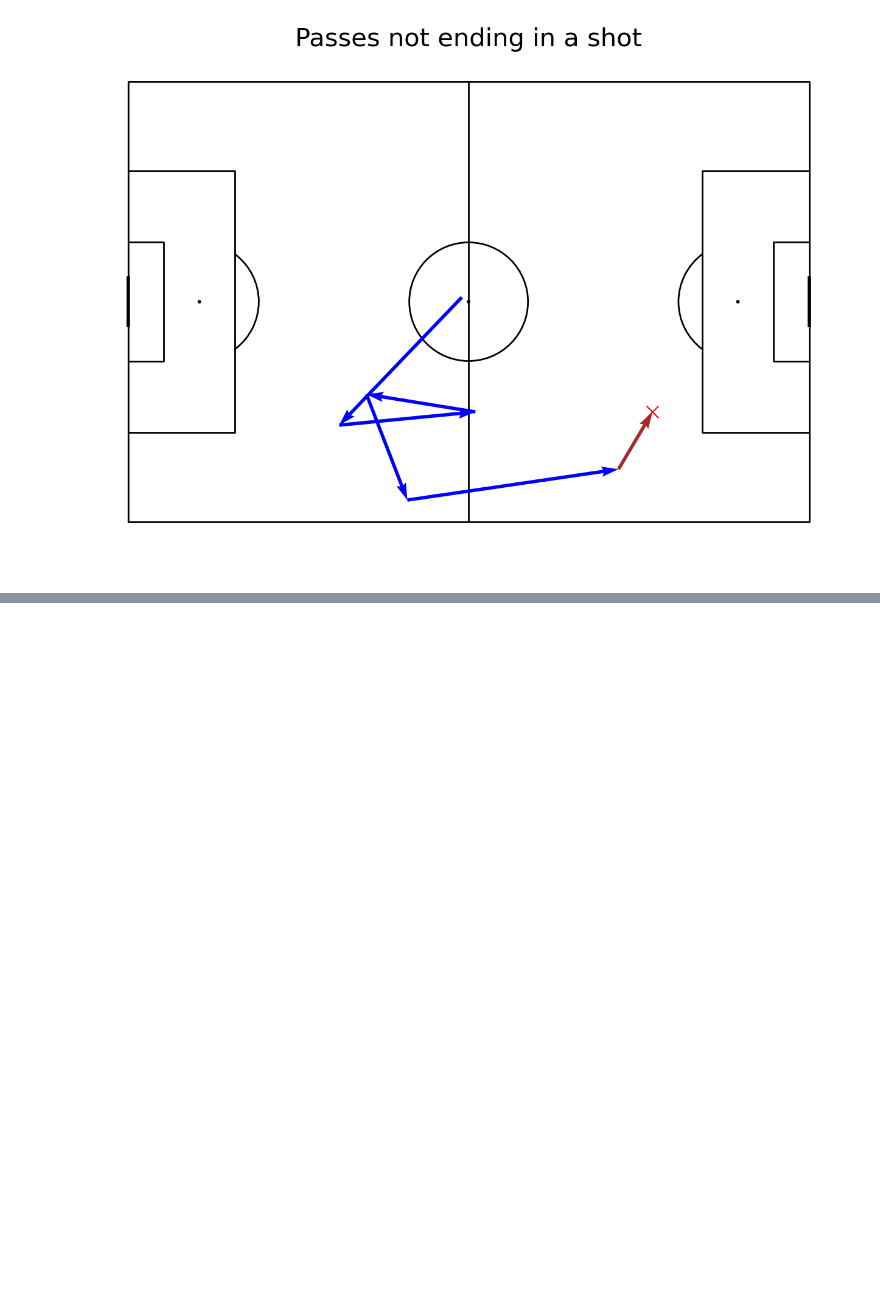
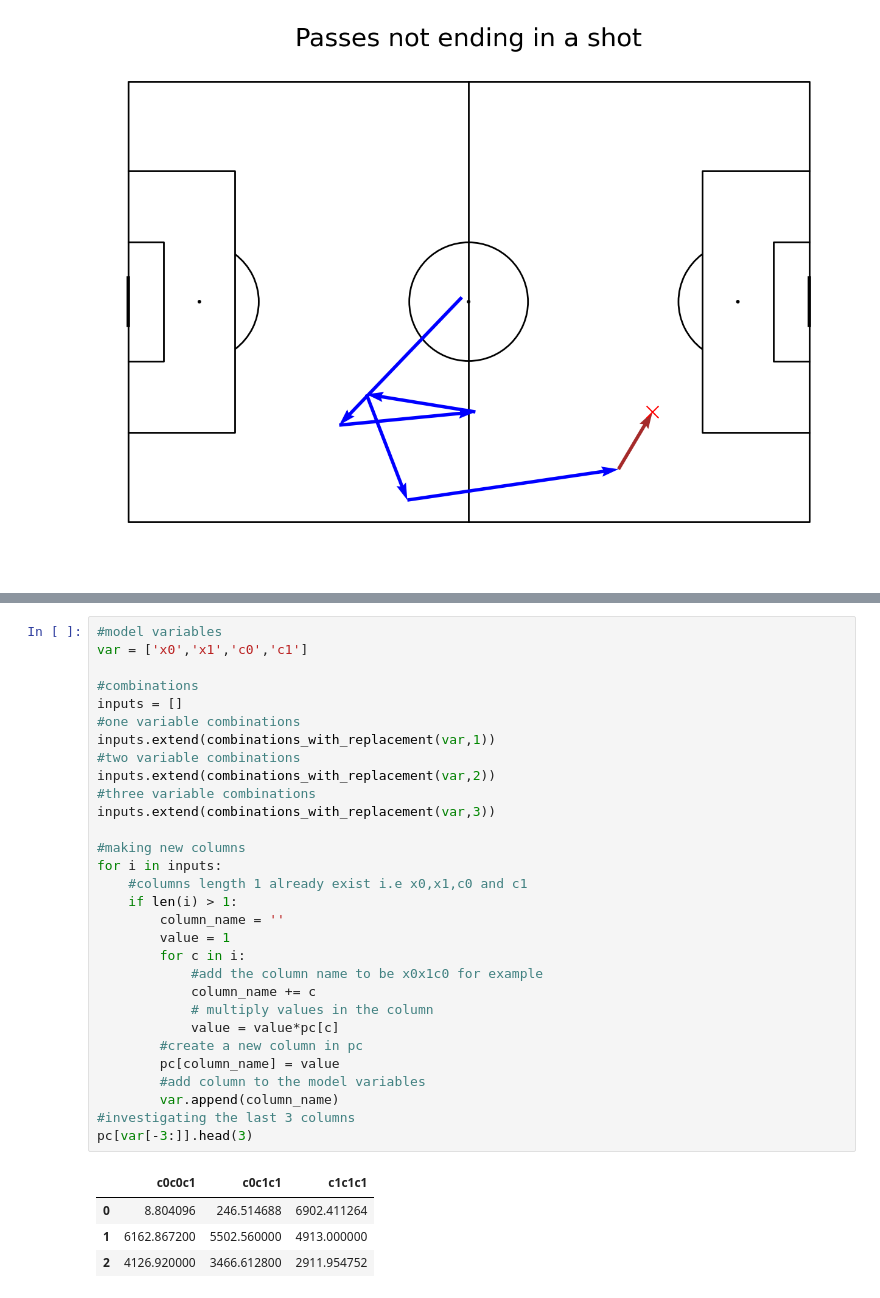
Before and after one commit to elvin-7/Soccermatics, a Jupyter notebook: soccermatics-valuing-actions.ipynb, the cells around one changed output, grey strips where cells are left out. Drawn from its saved outputs; the diff is of its cells as text; blank space fills up the shorter version.

```diff
--- a/soccermatics-valuing-actions.ipynb
+++ b/soccermatics-valuing-actions.ipynb
@@ -772,0 +792,35 @@ plt.show()
+# %%
+#model variables
+var = ['x0','x1','c0','c1']
+
+#combinations
+inputs = []
+#one variable combinations
+inputs.extend(combinations_with_replacement(var,1))
+#two variable combinations
+inputs.extend(combinations_with_replacement(var,2))
+#three variable combinations
+inputs.extend(combinations_with_replacement(var,3))
+
+#making new columns
+for i in inputs:
+    #columns length 1 already exist i.e x0,x1,c0 and c1
+    if len(i) > 1:
+        column_name = ''
+        value = 1
+        for c in i:
+            #add the column name to be x0x1c0 for example
+            column_name += c
+            # multiply values in the column
+            value = value*pc[c]
+        #create a new column in pc
+        pc[column_name] = value
+        #add column to the model variables
+        var.append(column_name)
+#investigating the last 3 columns
+pc[var[-3:]].head(3)
+# %% [output]
+|  | c0c0c1 | c0c1c1 | c1c1c1 |
+| 0 | 8.804096 | 246.514688 | 6902.411264 |
+| 1 | 6162.867200 | 5502.560000 | 4913.000000 |
+| 2 | 4126.920000 | 3466.612800 | 2911.954752 |
```
Also changed, not shown: parts of 8 cells of this notebook.
